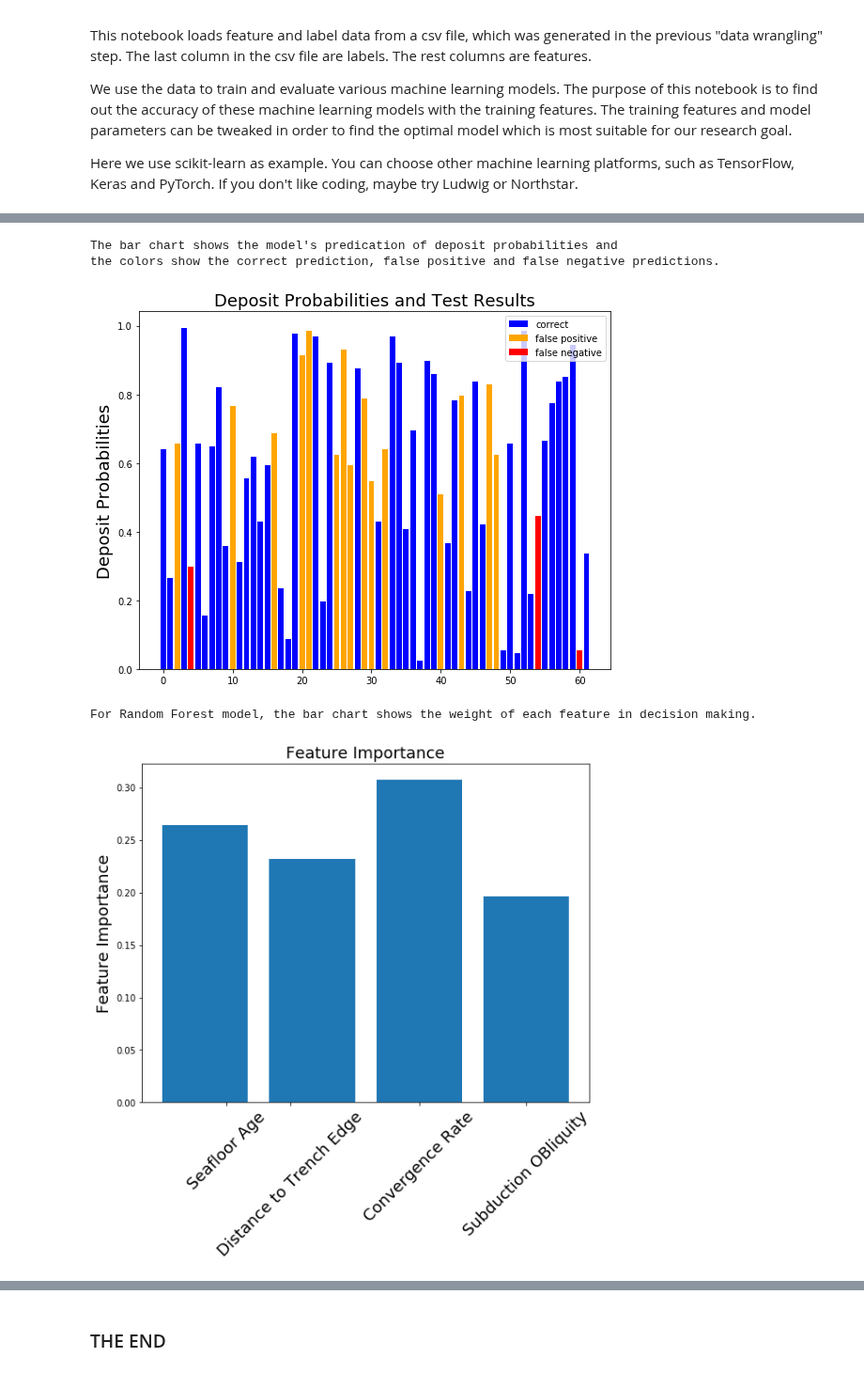
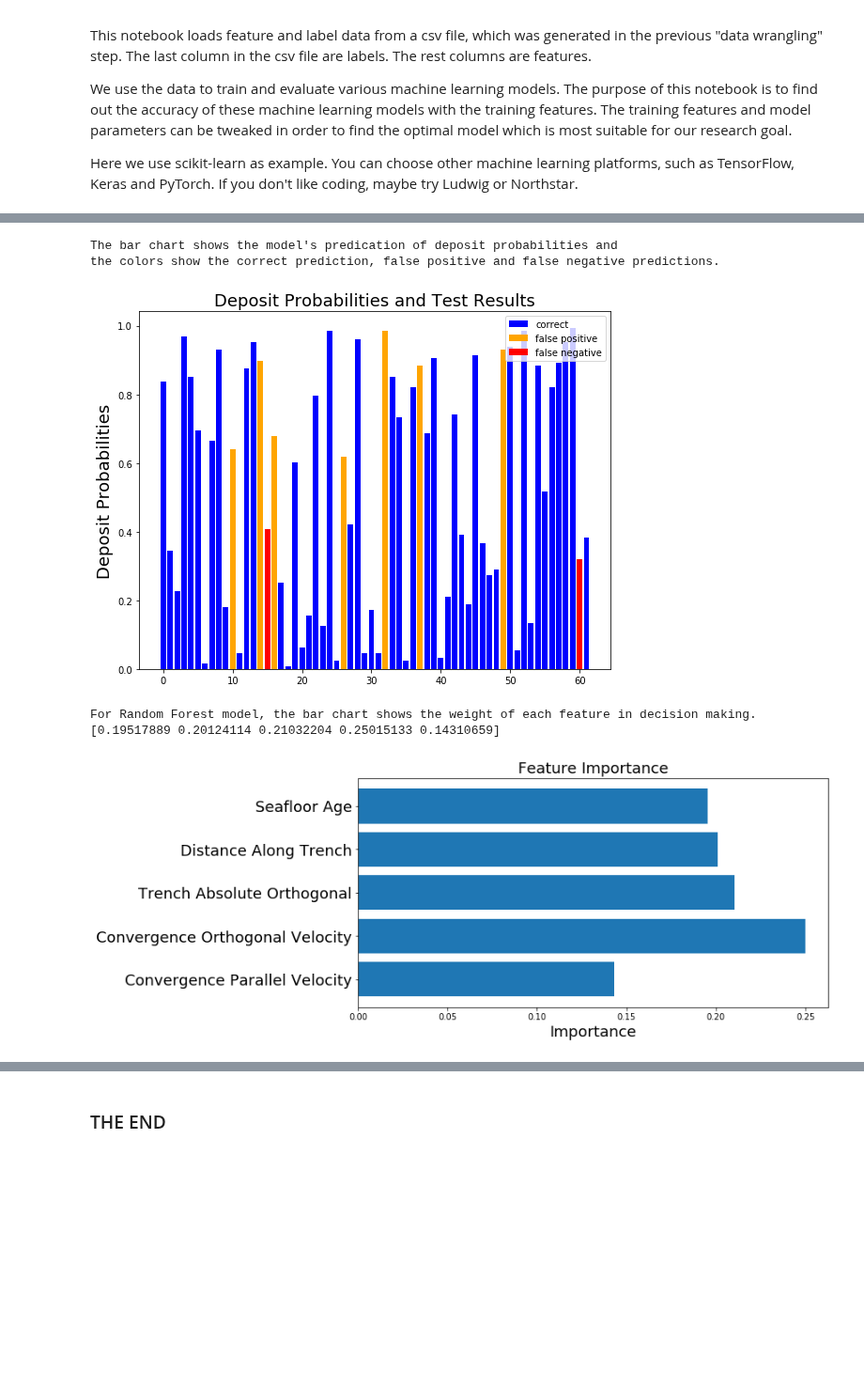
Before and after one commit to EarthByte/spatio-temporal-exploration, a Jupyter notebook: python/5_Machine_Learning.ipynb, the cells around one changed output, grey strips where cells are left out. Shown at 94% size. Drawn from its saved outputs; the diff is of its cells as text; code cells hidden in the pictures; blank space fills up the shorter version.

```diff
--- a/python/5_Machine_Learning.ipynb
+++ b/python/5_Machine_Learning.ipynb
@@ -17,9 +17,9 @@ import matplotlib.pyplot as plt
 import numpy as np
 
 #read in data for machine learning training and testing
-all_data_in_file = np.genfromtxt('machine_learning_train_test_data.csv',delimiter=',')
+all_data_in_file = np.genfromtxt('ml_deposit_data.csv',delimiter=',',skip_header=1)
 labels = all_data_in_file[:,-1]
-data = all_data_in_file[:,:4]
+data = all_data_in_file[:,:-1]
 
 #choose classifier
 classifier = 'RFC' #random forest
@@ -110,21 +110,24 @@ plt.show()
 # %% [output]
 The bar chart shows the model's predication of deposit probabilities and
 the colors show the correct prediction, false positive and false negative predictions.
-[figure, old version]
+[figure, new version]
 # %%
 if classifier == 'RFC':
     print('For Random Forest model, the bar chart shows the weight of each feature in decision making.')
+    print(clf.feature_importances_)
     #plot the feature importance if using Random Forest Classifier.
-    fig, ax = plt.subplots(figsize=(9, 7))
-    ax.bar(np.arange(len(clf.feature_importances_)), clf.feature_importances_)
-    ax.set_ylabel('Feature Importance', fontsize=18)
+    fig, ax = plt.subplots(figsize=(10, 5))
+    ax.barh(np.arange(len(clf.feature_importances_)), clf.feature_importances_)
+    ax.set_xlabel('Importance', fontsize=18)
     ax.set_title('Feature Importance',fontsize=18)
-    ax.set_xticks([0.2,0.8,2.0,3.0])
-    feature_names = ["Seafloor Age","Distance to Trench Edge","Convergence Rate", "Subduction OBliquity"]
-    ax.set_xticklabels(feature_names, rotation=45, fontsize=18)
+    ax.set_yticks(np.arange(len(clf.feature_importances_)))
+    feature_names = ['Seafloor Age', 'Distance Along Trench', 'Trench Absolute Orthogonal',
+                     'Convergence Orthogonal Velocity', 'Convergence Parallel Velocity']
+    ax.set_yticklabels(feature_names, rotation=0, fontsize=18)
+    ax.invert_yaxis()
     plt.show()
-    #print(clf.feature_importances_)
 # %% [output]
 For Random Forest model, the bar chart shows the weight of each feature in decision making.
+[0.19517889 0.20124114 0.21032204 0.25015133 0.14310659]
-[figure, old version]
+[figure, new version]
 # %% [markdown]
```
Also changed, not shown: parts of 4 cells of this notebook, 7 other files.
